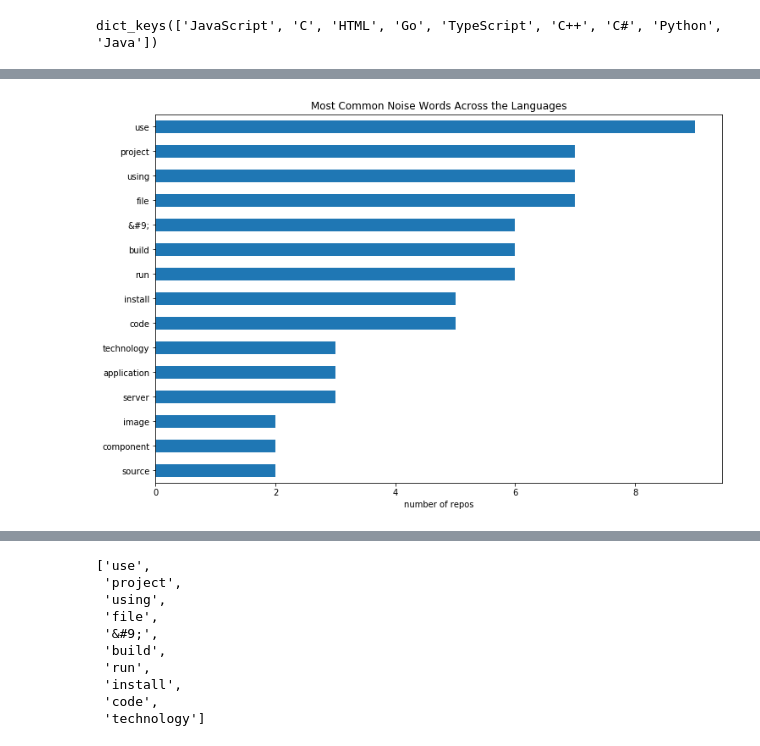
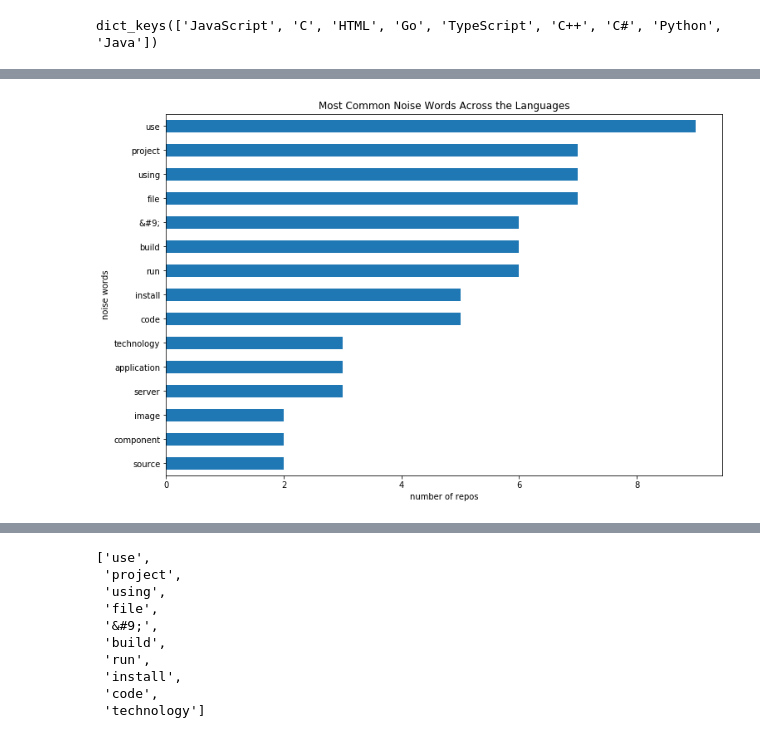
Before and after one commit to QuantumKane/nlp_project, a Jupyter notebook: nlp_project_presentation.ipynb, the cells around one changed output, grey strips where cells are left out. Drawn from its saved outputs; the diff is of its cells as text; code cells hidden in the pictures.

```diff
--- a/nlp_project_presentation.ipynb
+++ b/nlp_project_presentation.ipynb
@@ -188,7 +192,7 @@ top_20_words.columns = ['js_words', 'html_words']
 
 # Add columns of top 20 words for each language
 top_20_words['python_words'] = pd.Series(python_words.split()).value_counts().head(20)
-top_20_words['java'] = pd.Series(java_words.split()).value_counts().head(20)
+top_20_words['java_words'] = pd.Series(java_words.split()).value_counts().head(20)
 top_20_words['c_words'] = pd.Series(c_words.split()).value_counts().head(20)
 top_20_words['c_plus_words'] = pd.Series(c_plus_words.split()).value_counts().head(20)
 top_20_words['c_sharp_words'] = pd.Series(c_sharp_words.split()).value_counts().head(20)
@@ -228,12 +293,13 @@ top_20_words.sort_values('languages_with_word', ascending=False).head(10)
 # %%
 # Plot the words that appear in the most repos to find noise that can be removed
 plt.figure(figsize=(12, 8))
 
 top_20_words.languages_with_word.sort_values(ascending=False).head(15).plot(kind='barh')
 plt.gca().invert_yaxis()
 
+plt.ylabel('noise words')
 plt.xlabel('number of repos')
 plt.title('Most Common Noise Words Across the Languages')
 plt.show()
 # %% [output]
-[figure, old version]
+[figure, new version]
```
Also changed, not shown: parts of 33 cells of this notebook.
